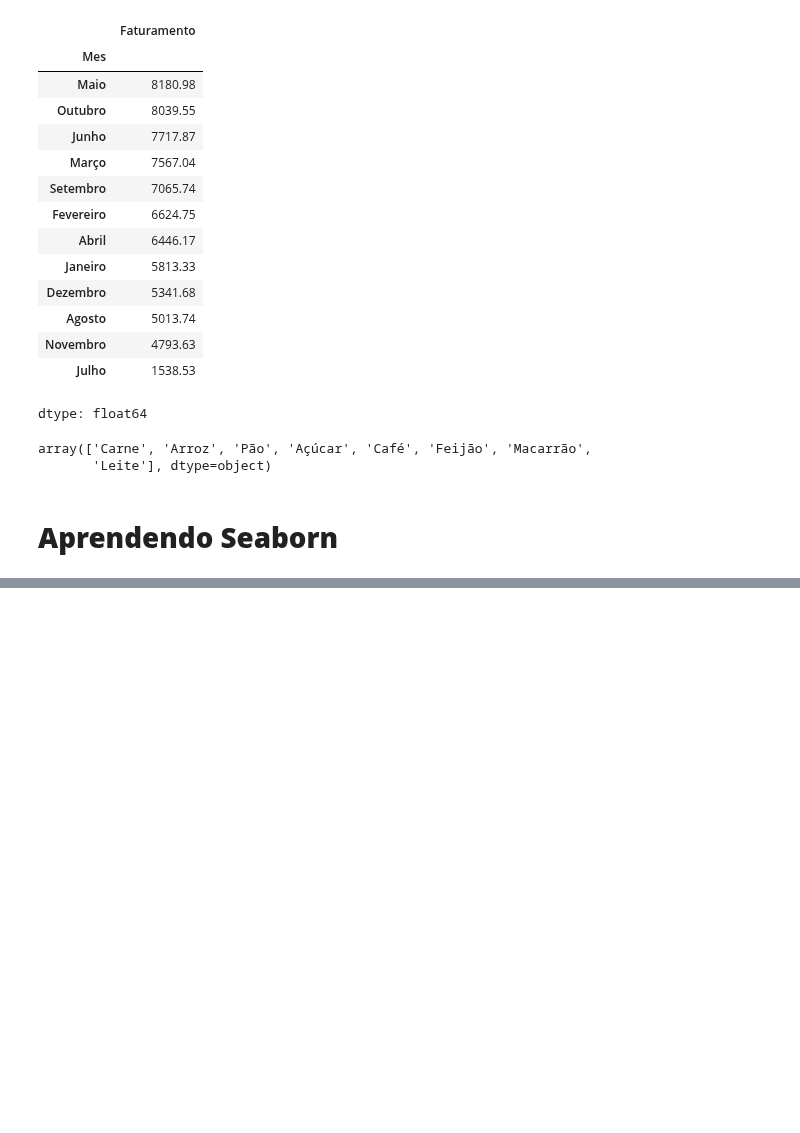
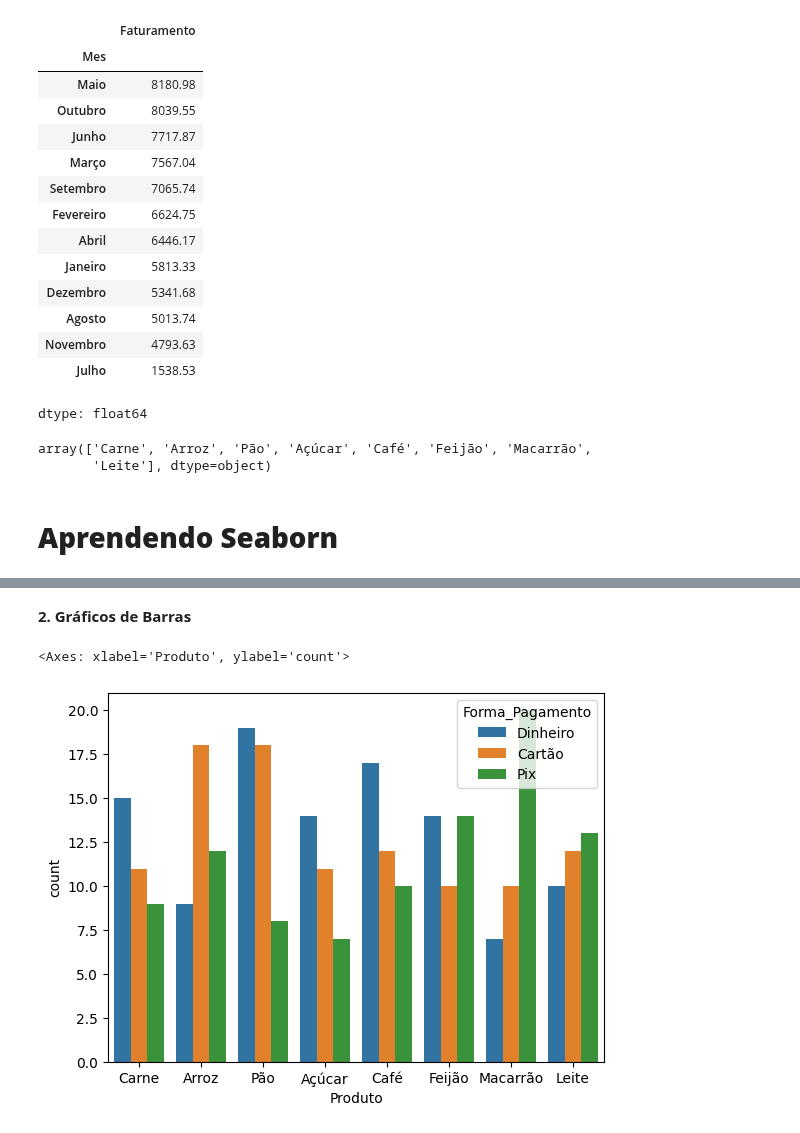
Before and after one commit to EduardaSantosDiniz/Atividade1-Java, a Jupyter notebook: PraticandoPythoni.ipynb, the cells around one changed output, grey strips where cells are left out. Cells and saved outputs as stored; diff of their text form; code cells hidden in the pictures; blank space fills up the shorter version.

```diff
--- a/PraticandoPythoni.ipynb
+++ b/PraticandoPythoni.ipynb
@@ -231,0 +218,9 @@ sns.lineplot(data=df, x='x', y='y')
+# %% [markdown]
+**2. Gráficos de Barras**
+# %%
+import seaborn as sns
+
+sns.countplot(x= df['Produto'], hue= df['Forma_Pagamento'])
+# %% [output]
+<Axes: xlabel='Produto', ylabel='count'>
+[figure, added]
```
Also changed, not shown: parts of 4 cells of this notebook.
